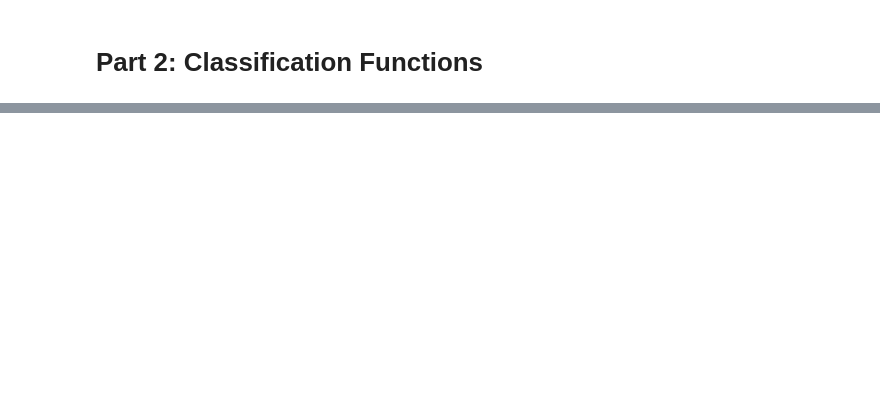
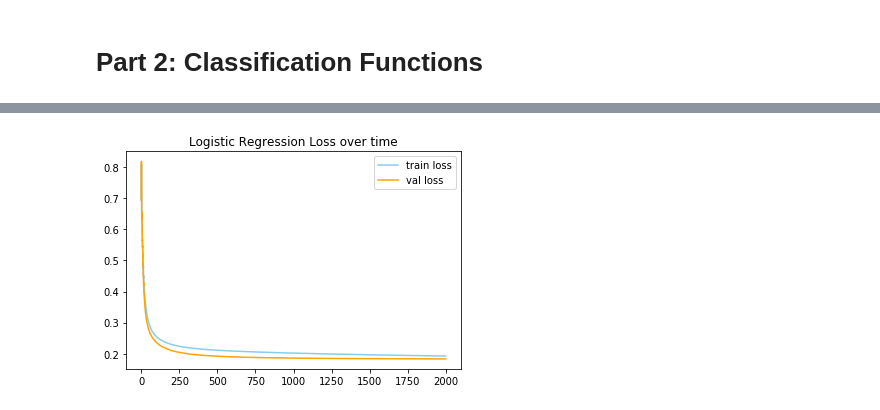
Before and after one commit to jeinson/CM_S19, a Jupyter notebook: Lab_4/Lab_4_answers.ipynb, the cells around one changed output, grey strips where cells are left out. Drawn from its saved outputs; the diff is of its cells as text; code cells hidden in the pictures; blank space fills up the shorter version.

Commit message:
added in guiding comments, and plotting of the validation and trainig loss

```diff
--- a/Lab_4/Lab_4_answers.ipynb
+++ b/Lab_4/Lab_4_answers.ipynb
@@ -286,0 +99,9 @@ tensor([[ 1.],
+# %%
+# Initialize a binaryClassifier object, with the appropriate loss function from torch.nn.
+# Tip: Pytorch defines multiple loss functions. Look them up and see which one is in line
+    # with the loss function we defined for a logistic regression model
+#### your code here ####
+logisticRegressionModel = binaryClassifier(nFeats = X_train.shape[1], activationFunction = None)
+lossFunction = nn.BCEWithLogitsLoss()
+optimizer = torch.optim.SGD(logisticRegressionModel.parameters(), lr = .00001, momentum = 0.9)
+#### end your code ####
@@ -286,0 +111,24 @@ tensor([[ 1.],
+# %%
+epochs = 2000
+logisticLossVal = []
+logisticLossTrain = []
+for epoch in range(epochs):
+    #### your code here ####
+    # Estimate Y_hat with the current model
+    Y_hat = logisticRegressionModel(X_train)
+
+    # Compute the training
+    loss = lossFunction(Y_hat, Y_train)
+    logisticLossTrain.append(loss.data.numpy())
+    # compute the validation loss and store it.
+    valLoss = lossFunction(logisticRegressionModel(X_val), Y_val)
+    logisticLossVal.append(valLoss.data.numpy())
+    # Compute the gradient of the loss
+    optimizer.zero_grad()
+    loss.backward()
+    optimizer.step()
+
+    if epoch % 100 == 0:
+        print("loss {}, val loss {}".format(np.round(loss.data.numpy(), decimals = 2),
+                                           np.round(valLoss.data.numpy(), decimals = 2)))
+#### end your code ####
@@ -286,0 +156,8 @@ tensor([[ 1.],
+# %%
+plt.plot(logisticLossTrain, color = "skyblue", label = "train loss")
+plt.plot(logisticLossVal, color = 'orange', label = "val loss")
+plt.legend()
+plt.title("Logistic Regression Loss over time")
+plt.show()
+# %% [output]
+[figure, added]
```
Also changed, not shown: parts of 41 cells of this notebook.
